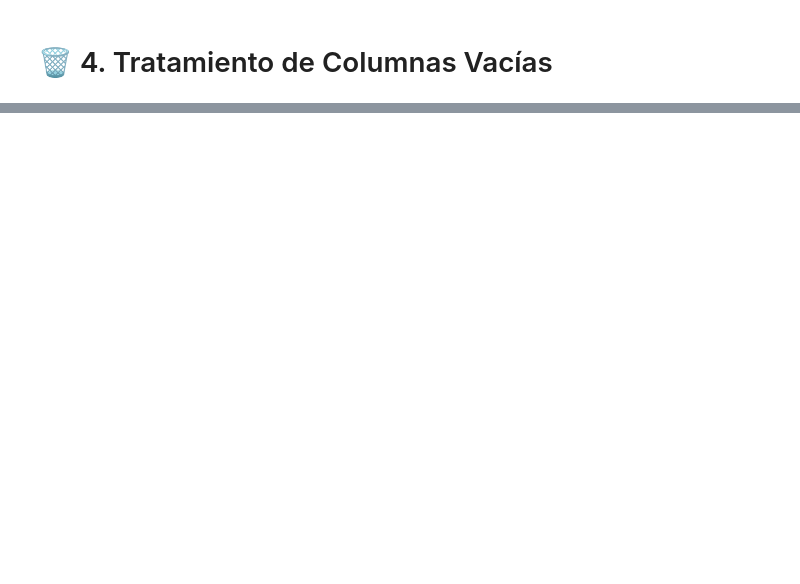
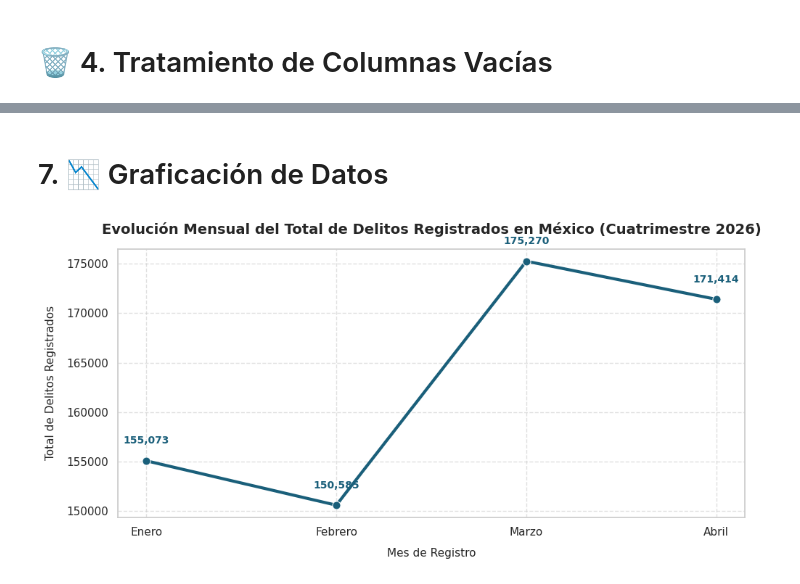
Before and after one commit to luis2506115-ai/limpieza_datos_pd, a Jupyter notebook: limpieza_datos.ipynb, the cells around one changed output, grey strips where cells are left out. Drawn from its saved outputs; the diff is of its cells as text; code cells hidden in the pictures; blank space fills up the shorter version.

```diff
--- a/limpieza_datos.ipynb
+++ b/limpieza_datos.ipynb
@@ -162,0 +229,31 @@ Nuevas dimensiones del Dataset: (3648, 11)
+# %% [markdown]
+# 7. 📉 Graficación de Datos
+# %%
+# 1. Evolución Mensual del Total de Delitos a Nivel Nacional
+delitos_mensuales = df_tidy.groupby('mes')['cantidad'].sum().reindex(['Enero', 'Febrero', 'Marzo', 'Abril']).reset_index()
+
+plt.figure(figsize=(10, 5))
+sns.lineplot(
+    data=delitos_mensuales,
+    x='mes',
+    y='cantidad',
+    marker='o',
+    markersize=8,
+    linewidth=3,
+    color="#1a5f7a"
+)
+
+# Detalles estéticos y etiquetas
+plt.title("Evolución Mensual del Total de Delitos Registrados en México (Cuatrimestre 2026)", fontsize=14, fontweight='bold', pad=15)
+plt.xlabel("Mes de Registro", fontsize=11, labelpad=10)
+plt.ylabel("Total de Delitos Registrados", fontsize=11, labelpad=10)
+plt.grid(True, linestyle="--", alpha=0.6)
+
+# Añadir valores sobre los puntos
+for x, y in zip(delitos_mensuales['mes'], delitos_mensuales['cantidad']):
+    plt.text(x, y + 1500, f"{int(y):,}", ha='center', va='bottom', fontsize=10, fontweight='bold', color="#1a5f7a")
+
+plt.tight_layout()
+plt.show()
+# %% [output]
+[figure, added]
```
Also changed, not shown: parts of 19 cells of this notebook, 1 other file.
